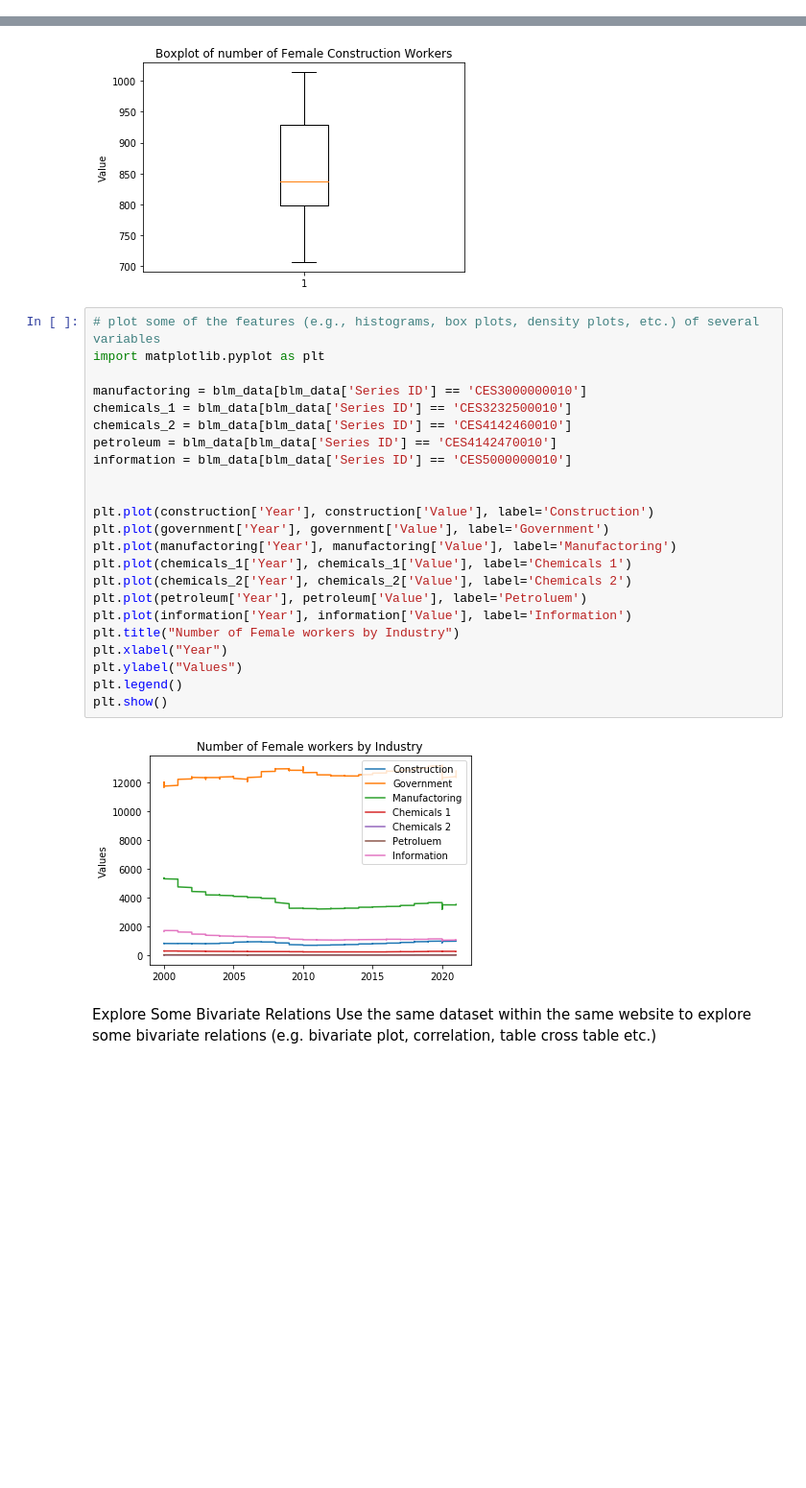
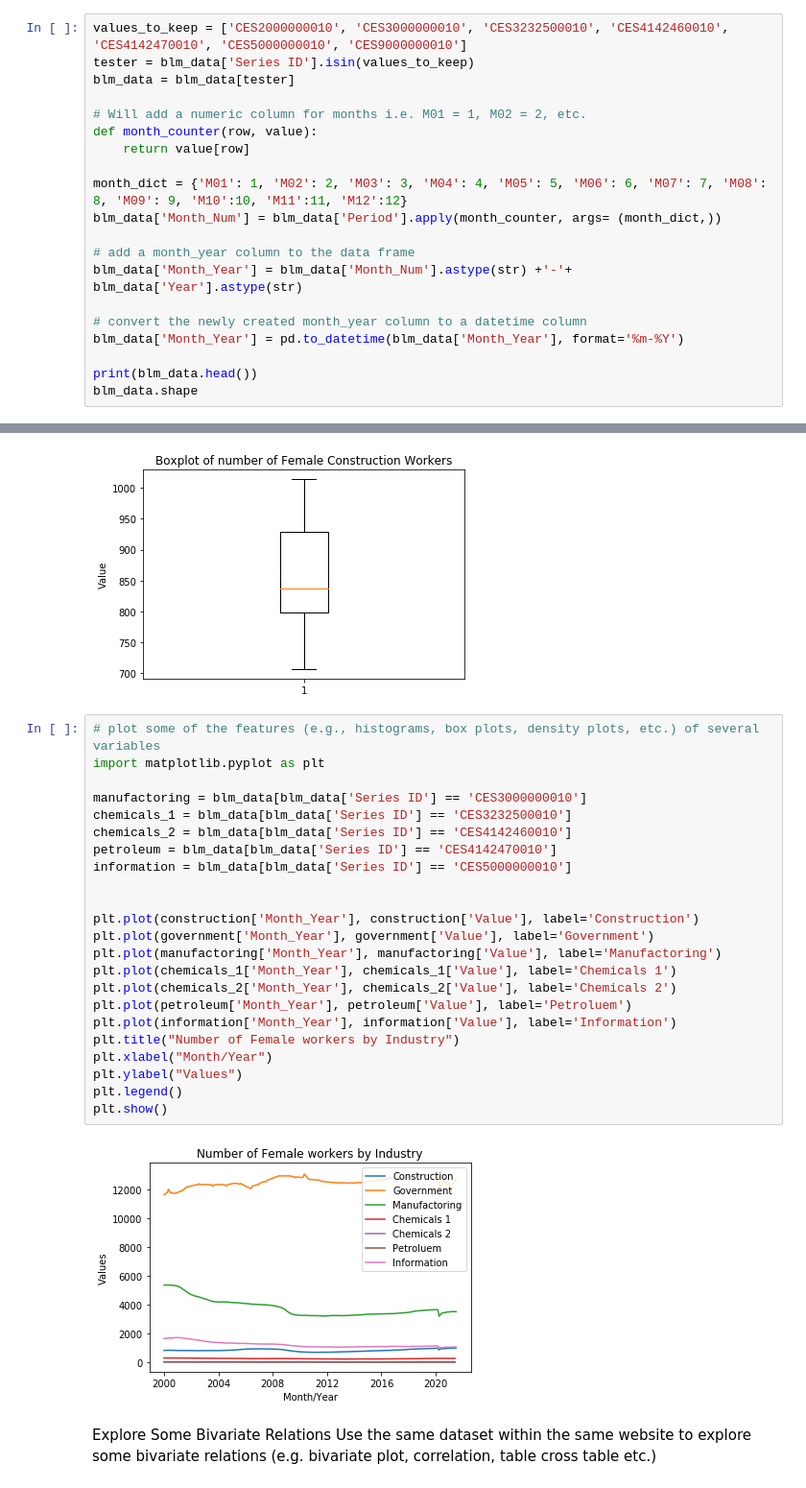
Before and after one commit to ramsey-king/DSC-630-Predictive-Analytics, a Jupyter notebook: KingRamseyWeek1.ipynb, the cells around one changed output, grey strips where cells are left out. Shown: that part at 96% size. Saved outputs shown, nothing was run; the diff lists cells and outputs as text; blank space fills up the shorter version.

```diff
--- a/KingRamseyWeek1.ipynb
+++ b/KingRamseyWeek1.ipynb
@@ -34,0 +28,20 @@ blm_data.shape
+# %%
+values_to_keep = ['CES2000000010', 'CES3000000010', 'CES3232500010', 'CES4142460010', 'CES4142470010', 'CES5000000010', 'CES9000000010']
+tester = blm_data['Series ID'].isin(values_to_keep)
+blm_data = blm_data[tester]
+
+# Will add a numeric column for months i.e. M01 = 1, M02 = 2, etc.
+def month_counter(row, value):
+    return value[row]
+
+month_dict = {'M01': 1, 'M02': 2, 'M03': 3, 'M04': 4, 'M05': 5, 'M06': 6, 'M07': 7, 'M08': 8, 'M09': 9, 'M10':10, 'M11':11, 'M12':12}
+blm_data['Month_Num'] = blm_data['Period'].apply(month_counter, args= (month_dict,))
+
+# add a month_year column to the data frame
+blm_data['Month_Year'] = blm_data['Month_Num'].astype(str) +'-'+ blm_data['Year'].astype(str)
+
+# convert the newly created month_year column to a datetime column
+blm_data['Month_Year'] = pd.to_datetime(blm_data['Month_Year'], format='%m-%Y')
+
+print(blm_data.head())
+blm_data.shape
@@ -81,28 +116,28 @@ plt.show()
 # %%
 # plot some of the features (e.g., histograms, box plots, density plots, etc.) of several variables
 import matplotlib.pyplot as plt
 
 manufactoring = blm_data[blm_data['Series ID'] == 'CES3000000010']
 chemicals_1 = blm_data[blm_data['Series ID'] == 'CES3232500010']
 chemicals_2 = blm_data[blm_data['Series ID'] == 'CES4142460010']
 petroleum = blm_data[blm_data['Series ID'] == 'CES4142470010']
 information = blm_data[blm_data['Series ID'] == 'CES5000000010']
 
 
-plt.plot(construction['Year'], construction['Value'], label='Construction')
-plt.plot(government['Year'], government['Value'], label='Government')
-plt.plot(manufactoring['Year'], manufactoring['Value'], label='Manufactoring')
-plt.plot(chemicals_1['Year'], chemicals_1['Value'], label='Chemicals 1')
-plt.plot(chemicals_2['Year'], chemicals_2['Value'], label='Chemicals 2')
-plt.plot(petroleum['Year'], petroleum['Value'], label='Petroluem')
-plt.plot(information['Year'], information['Value'], label='Information')
+plt.plot(construction['Month_Year'], construction['Value'], label='Construction')
+plt.plot(government['Month_Year'], government['Value'], label='Government')
+plt.plot(manufactoring['Month_Year'], manufactoring['Value'], label='Manufactoring')
+plt.plot(chemicals_1['Month_Year'], chemicals_1['Value'], label='Chemicals 1')
+plt.plot(chemicals_2['Month_Year'], chemicals_2['Value'], label='Chemicals 2')
+plt.plot(petroleum['Month_Year'], petroleum['Value'], label='Petroluem')
+plt.plot(information['Month_Year'], information['Value'], label='Information')
 plt.title("Number of Female workers by Industry")
-plt.xlabel("Year")
+plt.xlabel("Month/Year")
 plt.ylabel("Values")
 plt.legend()
 plt.show()
 # %% [output]
-[figure, old version]
+[figure, new version]
 # %% [markdown]
 Explore Some Bivariate Relations
 Use the same dataset within the same website to explore some bivariate relations (e.g. bivariate plot, correlation, table cross table etc.)
```
Also changed, not shown: parts of 12 cells of this notebook, 2 other files.
